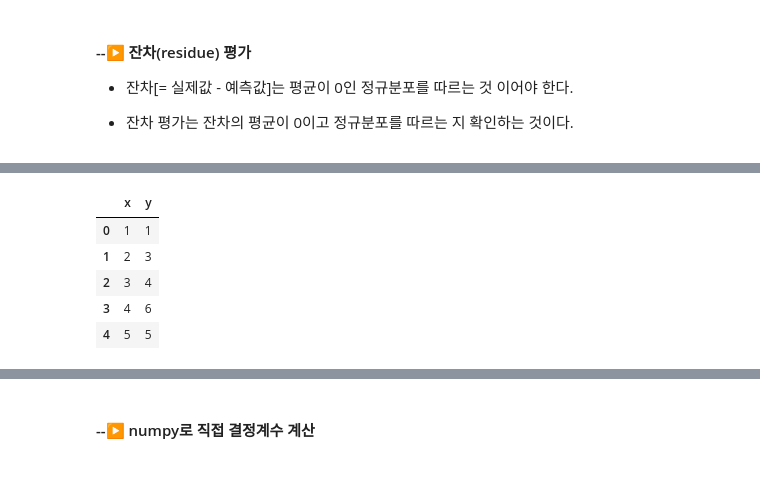
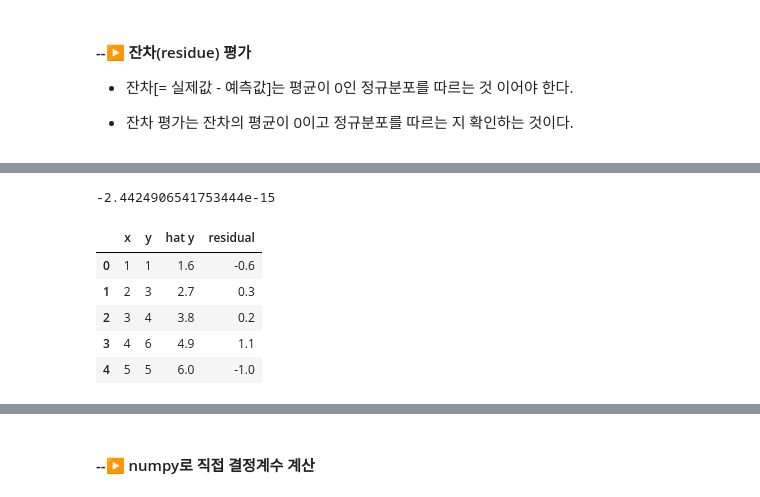
Before and after one commit to sunshinetree21/S, a Jupyter notebook: Lecture/Ch05_1_Regression_OLS.ipynb, the cells around one changed output, grey strips where cells are left out. Drawn from its saved outputs; the diff is of its cells as text; code cells hidden in the pictures.

```diff
--- a/Lecture/Ch05_1_Regression_OLS.ipynb
+++ b/Lecture/Ch05_1_Regression_OLS.ipynb
@@ -96,9 +127,15 @@ dtype: float64
-# %%
-df
-# %% [output]
-|  | x | y |
-| 0 | 1 | 1 |
-| 1 | 2 | 3 |
-| 2 | 3 | 4 |
-| 3 | 4 | 6 |
-| 4 | 5 | 5 |
+# %%
+residual.sum() #--> 합은 0
+# %% [output]
+-2.4424906541753444e-15
+# %%
+df.loc[:, 'hat y'] = lm_model.params.x * df['x'] + lm_model.params.Intercept
+df.loc[:, 'residual'] = residual
+df
+# %% [output]
+|  | x | y | hat y | residual |
+| 0 | 1 | 1 | 1.6 | -0.6 |
+| 1 | 2 | 3 | 2.7 | 0.3 |
+| 2 | 3 | 4 | 3.8 | 0.2 |
+| 3 | 4 | 6 | 4.9 | 1.1 |
+| 4 | 5 | 5 | 6.0 | -1.0 |
```
Also changed, not shown: parts of 7 cells of this notebook, 16 other files.
